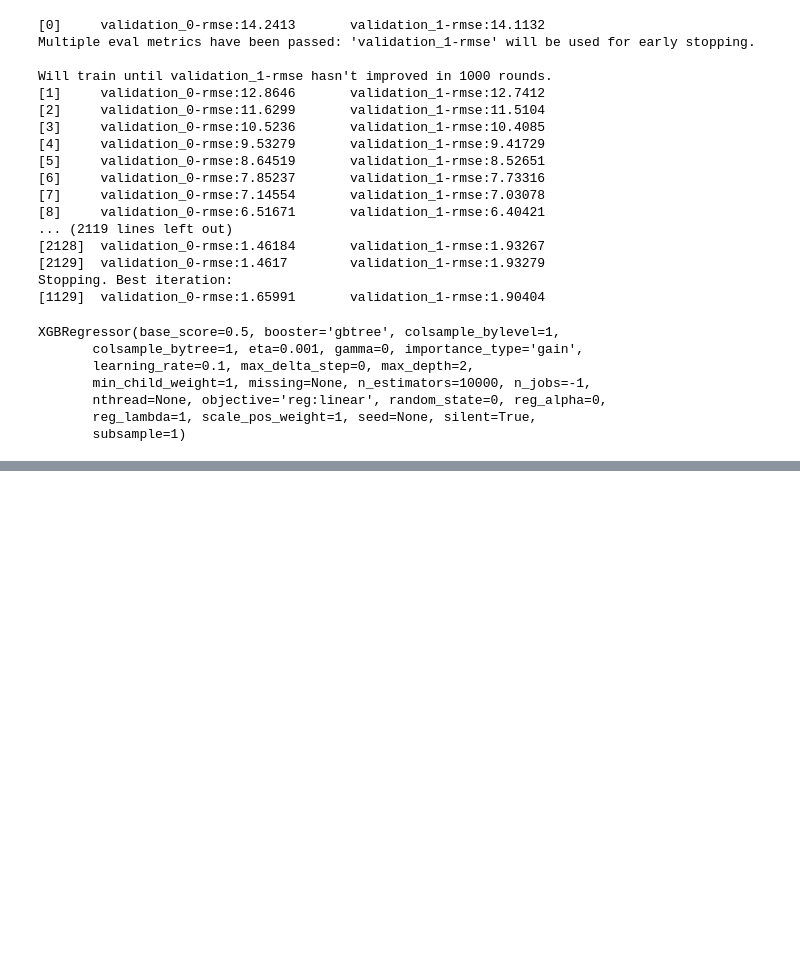
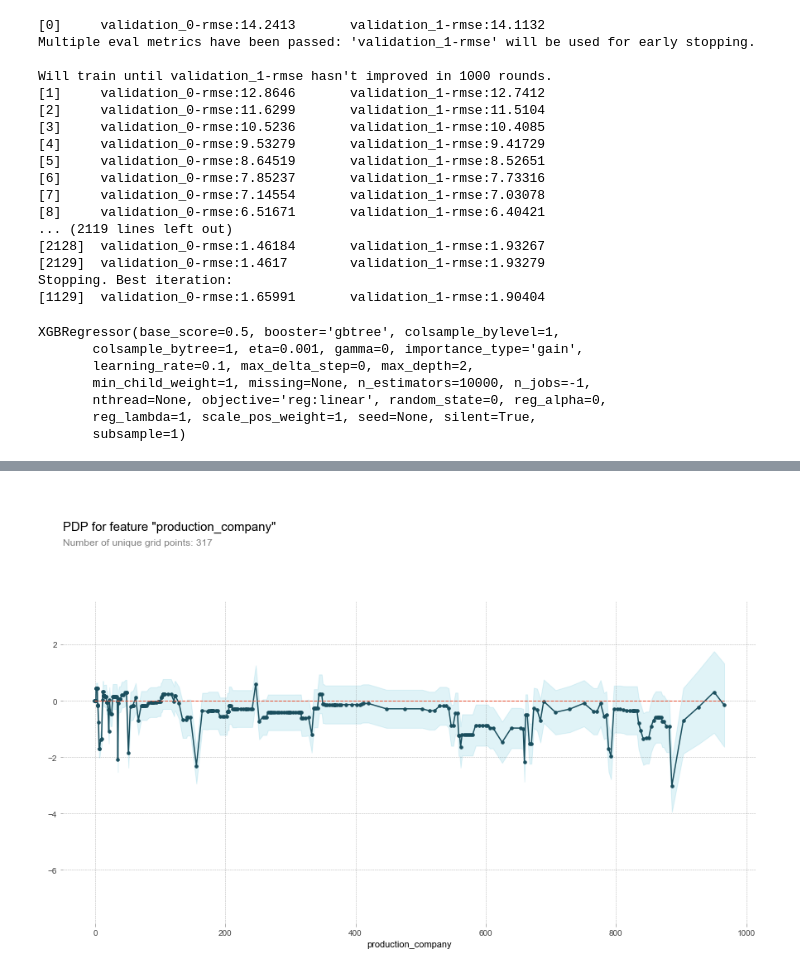
Before and after one commit to SMSinclair/Predictive-Modeling-Portfolio-Project, a Jupyter notebook: notebooks/tmdb_data_exploration.ipynb, the cells around one changed output, grey strips where cells are left out. Drawn from its saved outputs; the diff is of its cells as text; code cells hidden in the pictures; blank space fills up the shorter version.

```diff
--- a/notebooks/tmdb_data_exploration.ipynb
+++ b/notebooks/tmdb_data_exploration.ipynb
@@ -400,0 +418,14 @@ generate_xgb_submission(model, X_test_selected, 1129, 'tmdb_sub_14.csv')
+# %%
+feature = 'production_company'
+
+isolated = pdp_isolate(
+    model=model,
+    dataset=X_val_selected,
+    model_features=X_val_selected.columns,
+    feature=feature,
+    num_grid_points=1000
+)
+
+pdp_plot(isolated, feature_name=feature);
+# %% [output]
+[figure, added]
```
Also changed, not shown: parts of 19 cells of this notebook.
